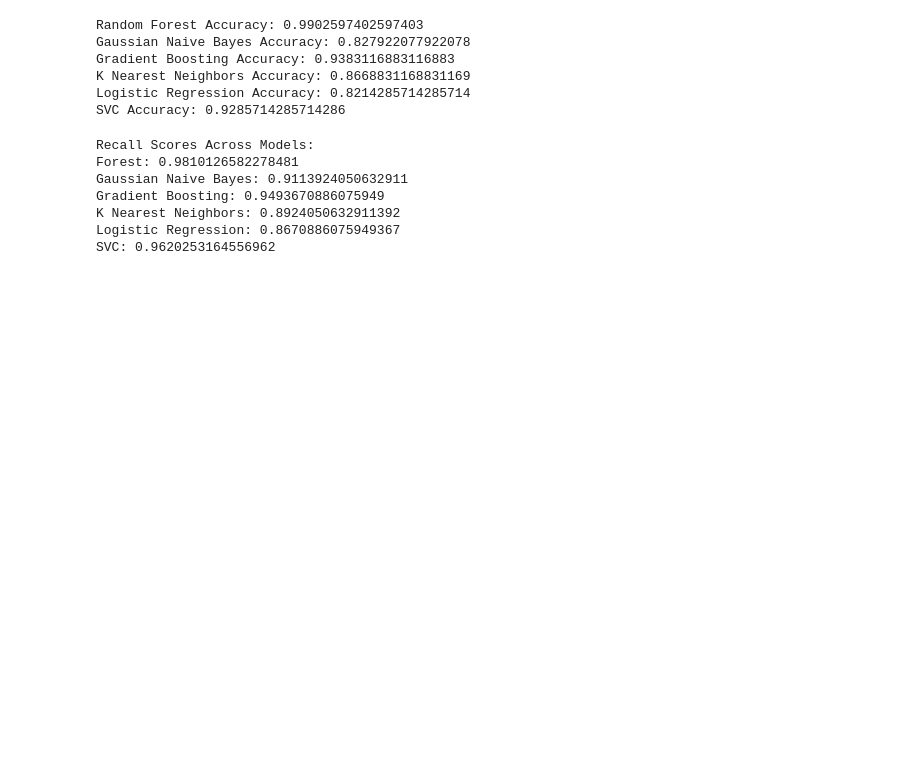
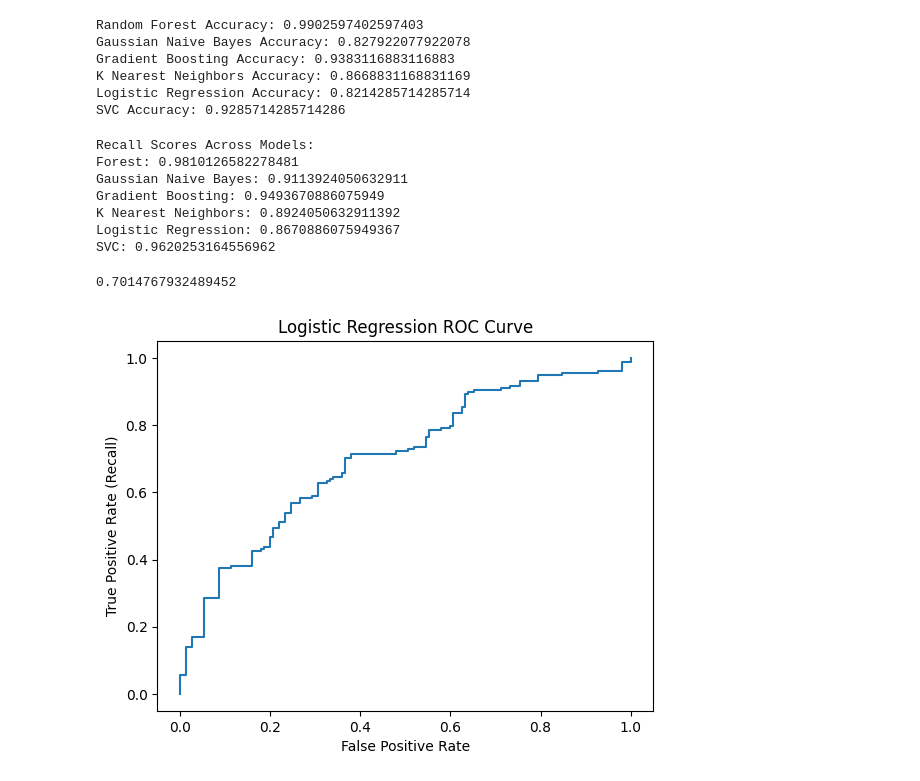
Before and after one commit to charlotte-verity/Heart-Disease-Classifier, a Jupyter notebook: detector.ipynb, the cells around one changed output. Drawn from its saved outputs; the diff is of its cells as text; code cells hidden in the pictures; blank space fills up the shorter version.

Commit message:
assess ROC and AUC metrics

```diff
--- a/detector.ipynb
+++ b/detector.ipynb
@@ -125,0 +131,15 @@ SVC: 0.9620253164556962
+# %%
+import matplotlib.pyplot as plt
+from sklearn.metrics import roc_auc_score, roc_curve
+
+y_probs = logr.predict_proba(x_test)[:, 1]
+fpr, tpr, threshs = roc_curve(y_test, y_probs)
+plt.plot(fpr, tpr)
+plt.xlabel("False Positive Rate")
+plt.ylabel("True Positive Rate (Recall)")
+plt.title("Logistic Regression ROC Curve")
+print(roc_auc_score(y_test, y_probs))
+plt.show()
+# %% [output]
+0.7014767932489452
+[figure, added]
```
Also changed, not shown: parts of 4 cells of this notebook.
